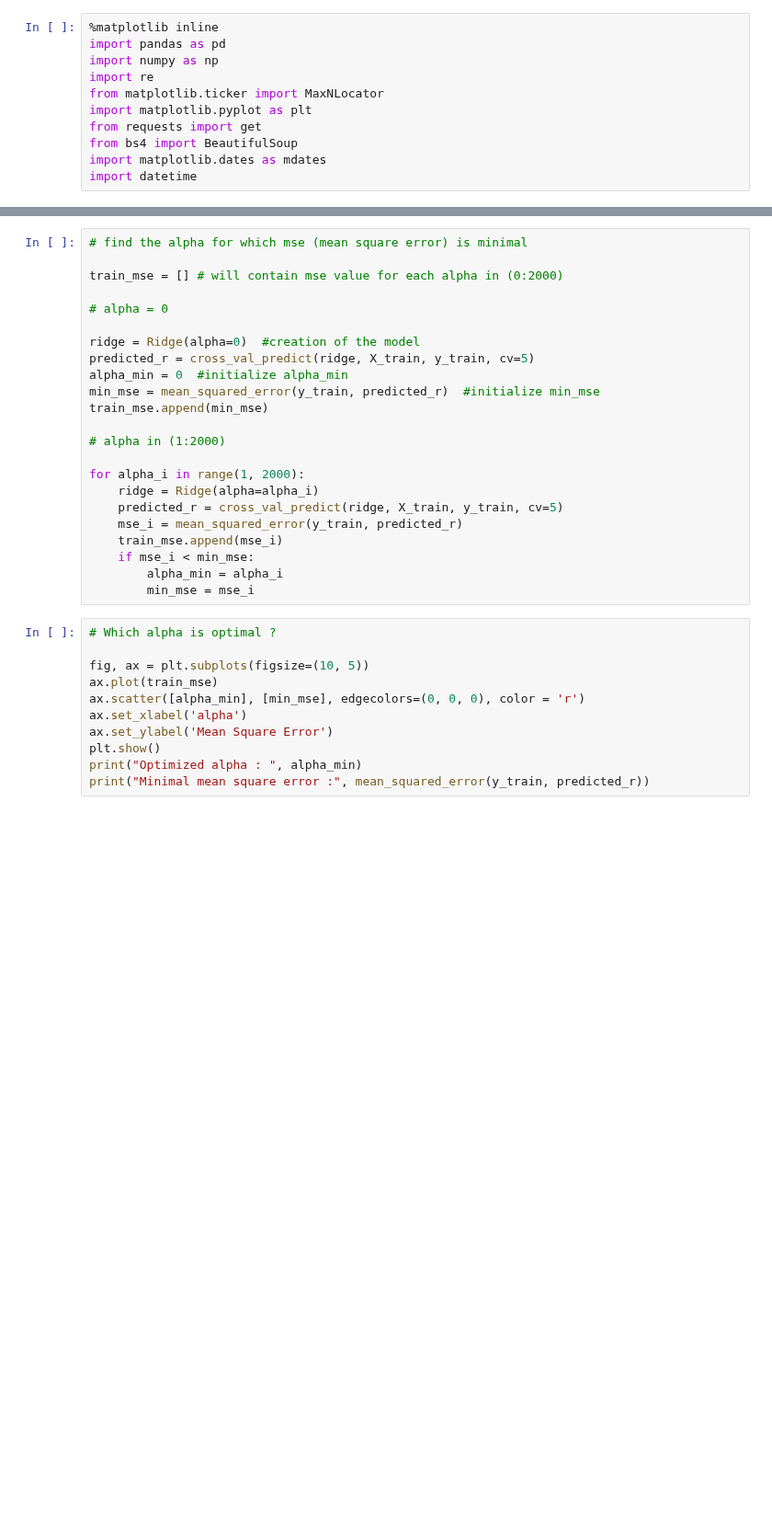
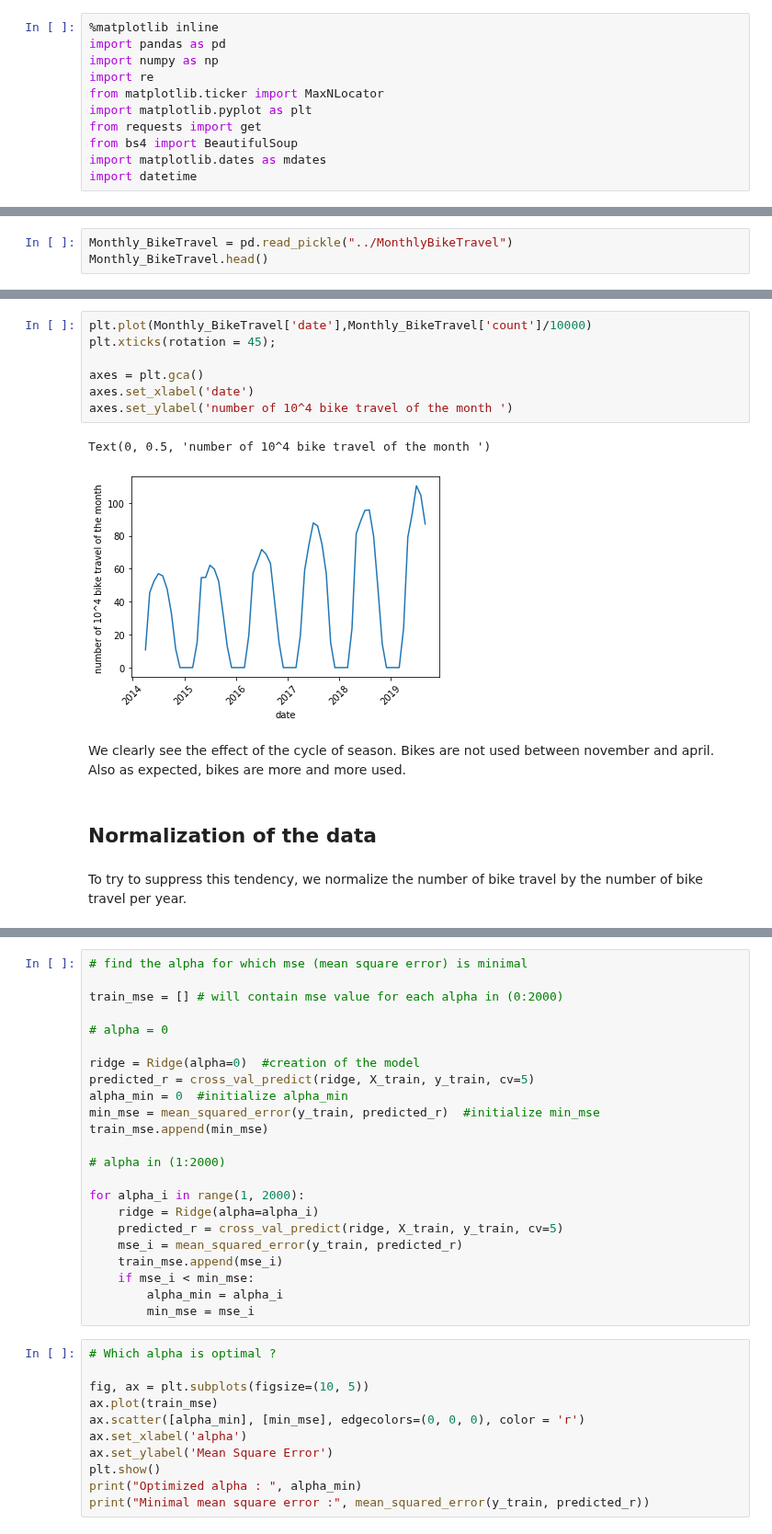
Before and after one commit to daviskia/ada-project-deep-penguin, a Jupyter notebook: Weather.ipynb, the cells around one changed output, grey strips where cells are left out. Shown at 92% size. Saved outputs shown, nothing was run; the diff lists cells and outputs as text; blank space fills up the shorter version.

```diff
--- a/Weather.ipynb
+++ b/Weather.ipynb
@@ -303,0 +167,3 @@ X_train, X_test, y_train, y_test = train_test_split(X, y, test_size=0.30, random
+# %%
+Monthly_BikeTravel = pd.read_pickle("../MonthlyBikeTravel")
+Monthly_BikeTravel.head()
@@ -303,0 +177,18 @@ X_train, X_test, y_train, y_test = train_test_split(X, y, test_size=0.30, random
+# %%
+plt.plot(Monthly_BikeTravel['date'],Monthly_BikeTravel['count']/10000)
+plt.xticks(rotation = 45);
+
+axes = plt.gca()
+axes.set_xlabel('date')
+axes.set_ylabel('number of 10^4 bike travel of the month ')
+# %% [output]
+Text(0, 0.5, 'number of 10^4 bike travel of the month ')
+[figure, added]
+# %% [markdown]
+We clearly see the effect of the cycle of season.
+Bikes are not used between november and april.
+Also as expected, bikes are more and more used.
+# %% [markdown]
+## Normalization of the data
+# %% [markdown]
+To try to suppress this tendency, we normalize the number of bike travel by the number of bike travel per year.
```
Also changed, not shown: parts of 89 cells of this notebook.
